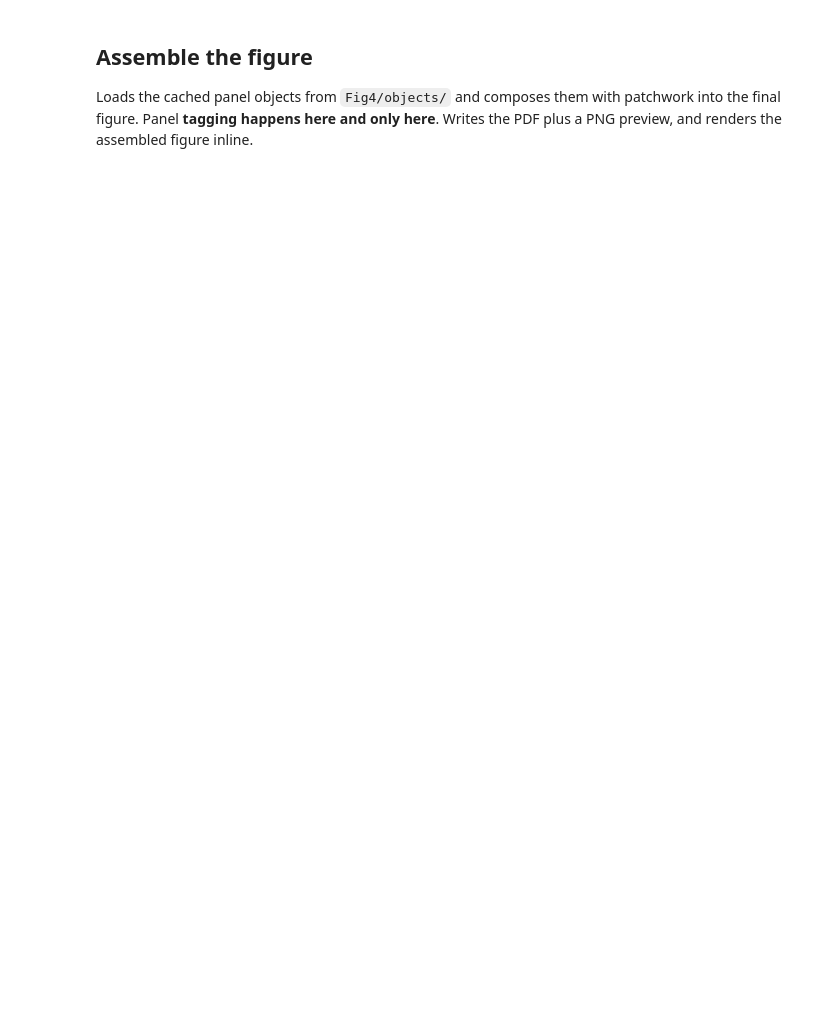
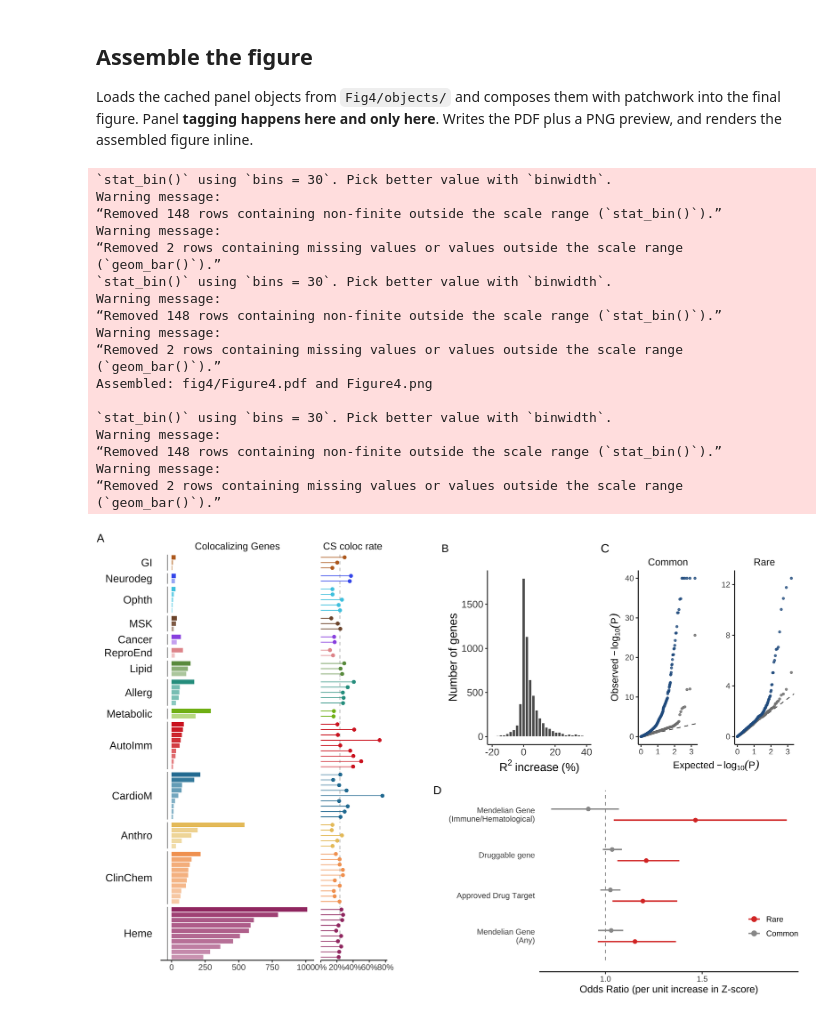
Before and after one commit to AoU-Multiomics-Analysis/QTLFigureCode, a Jupyter notebook: Fig4/Fig4.ipynb, the cells around one changed output. Cells and saved outputs as stored; diff of their text form; code cells hidden in the pictures; blank space fills up the shorter version.

```diff
--- a/Fig4/Fig4.ipynb
+++ b/Fig4/Fig4.ipynb
@@ -172,27 +225,50 @@ Loads the cached panel objects from `Fig4/objects/` and composes them with patch
 # %%
 P <- setNames(lapply(LETTERS[1:4],
                      function(x) readRDS(file.path(OBJ_DIR, paste0(x, ".rds")))),
               LETTERS[1:4])
 
 top_row <- ((P$B + labs(tag = "B")) | (P$C + labs(tag = "C"))) +
   plot_layout(widths = c(0.8, 1.2))
 top_row <- wrap_elements(full = top_row)   # isolate B/C from D's axis-label spacing
 
 right_side <- top_row / (P$D + labs(tag = "D")) +
   plot_layout(heights = c(1, 0.75))
 
 Fig4 <- ((P$A + labs(tag = "A") +
             theme(plot.margin = margin(r = 55, unit = "pt"),
                   strip.text.y.left = element_text(angle = 0, hjust = 1, size = 13))) |
            right_side) +
   plot_layout(widths = c(7, 8)) &
   theme(plot.tag = element_text(size = SZ_TAG), plot.tag.position = c(0, 1))
 
 ggsave(file.path(OUTDIR, "Figure4.pdf"), Fig4, width = 15, height = 10, dpi = DPI)
 showtext_opts(dpi = 100)
 ggsave(file.path(OUTDIR, "Figure4.png"), Fig4, width = 15, height = 10, dpi = 100)
 showtext_opts(dpi = DPI)
 
 message("Assembled: ", file.path(OUTDIR, "Figure4.pdf"), " and Figure4.png")
 
+options(repr.plot.width = 12.0, repr.plot.height = 8.0)
 Fig4
+# %% [output]
+`stat_bin()` using `bins = 30`. Pick better value with `binwidth`.
+Warning message:
+“Removed 148 rows containing non-finite outside the scale range (`stat_bin()`).”
+Warning message:
+“Removed 2 rows containing missing values or values outside the scale range
+(`geom_bar()`).”
+`stat_bin()` using `bins = 30`. Pick better value with `binwidth`.
+Warning message:
+“Removed 148 rows containing non-finite outside the scale range (`stat_bin()`).”
+Warning message:
+“Removed 2 rows containing missing values or values outside the scale range
+(`geom_bar()`).”
+Assembled: fig4/Figure4.pdf and Figure4.png
+
+`stat_bin()` using `bins = 30`. Pick better value with `binwidth`.
+Warning message:
+“Removed 148 rows containing non-finite outside the scale range (`stat_bin()`).”
+Warning message:
+“Removed 2 rows containing missing values or values outside the scale range
+(`geom_bar()`).”
+[figure, added]
```
Also changed, not shown: parts of 5 cells of this notebook, 9 other files.
